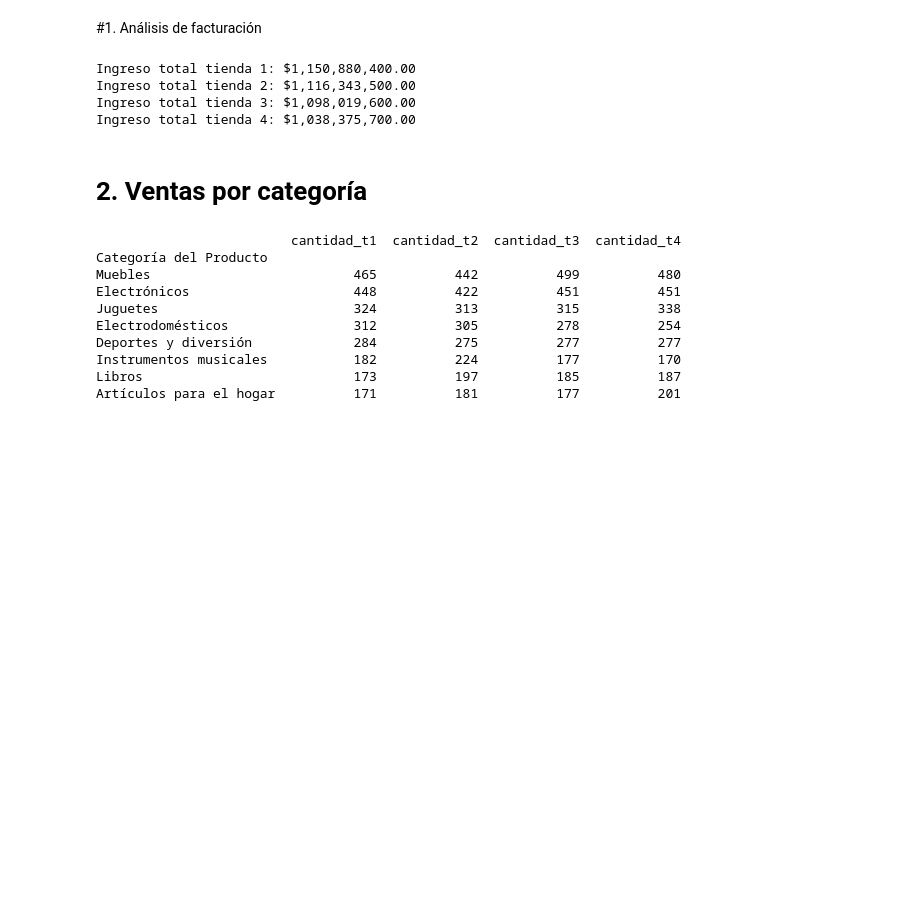
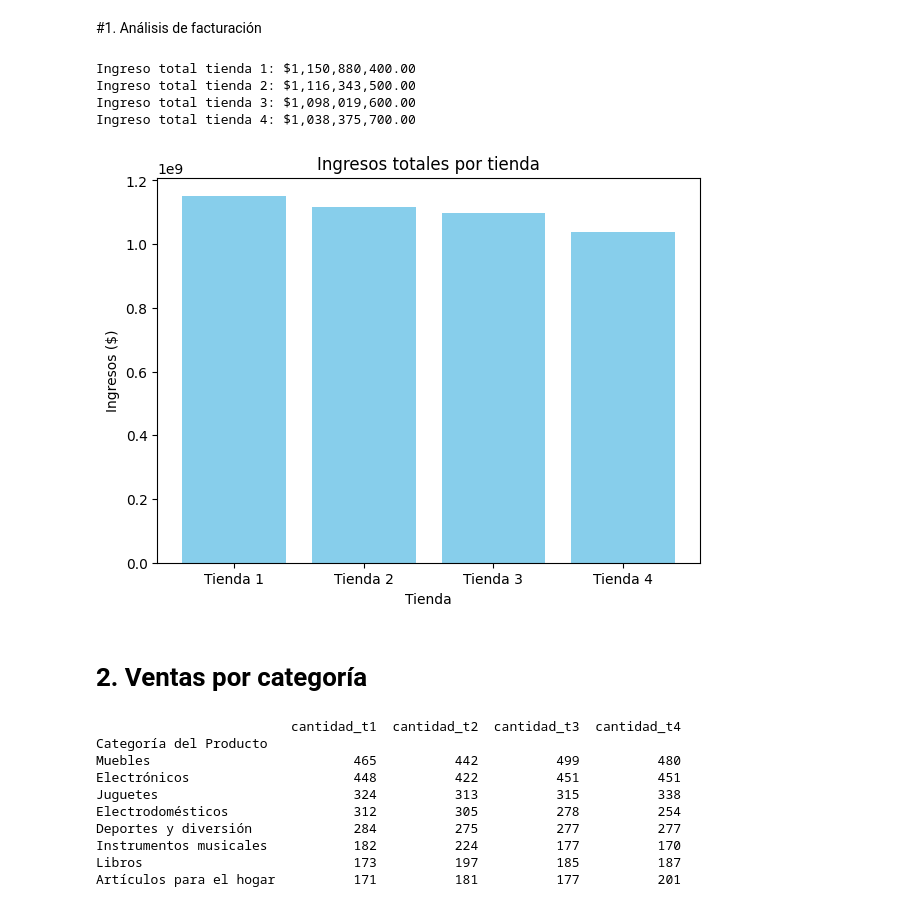
Before and after one commit to cata1234560/desafio-data, a Jupyter notebook: AluraStoreLatam.ipynb, the cells around one changed output. Cells and saved outputs as stored; diff of their text form; code cells hidden in the pictures; blank space fills up the shorter version.

```diff
--- a/AluraStoreLatam.ipynb
+++ b/AluraStoreLatam.ipynb
@@ -40,6 +40,25 @@ Ingreso total tienda 1: $1,150,880,400.00
 Ingreso total tienda 2: $1,116,343,500.00
 Ingreso total tienda 3: $1,098,019,600.00
 Ingreso total tienda 4: $1,038,375,700.00
+# %%
+import matplotlib.pyplot as plt
+
+# Ingresos por tienda
+ingresos = [
+    tienda["Precio"].sum(),
+    tienda2["Precio"].sum(),
+    tienda3["Precio"].sum(),
+    tienda4["Precio"].sum()
+]
+
+plt.figure(figsize=(7,5))
+plt.bar(["Tienda 1", "Tienda 2", "Tienda 3", "Tienda 4"], ingresos, color="skyblue")
+plt.title("Ingresos totales por tienda")
+plt.ylabel("Ingresos ($)")
+plt.xlabel("Tienda")
+plt.show()
+# %% [output]
+[figure, added]
 # %% [markdown]
 # 2. Ventas por categoría
 # %%
```
Also changed, not shown: parts of 4 cells of this notebook.
